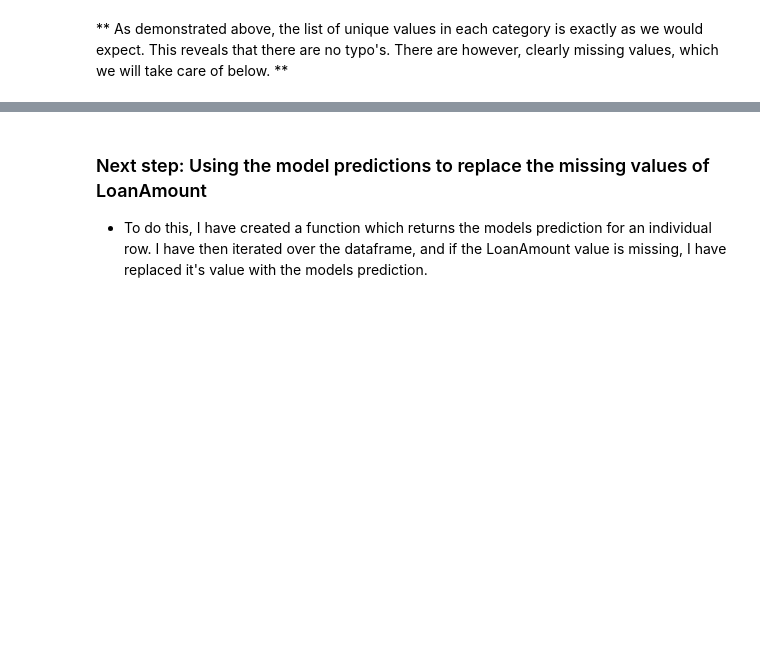
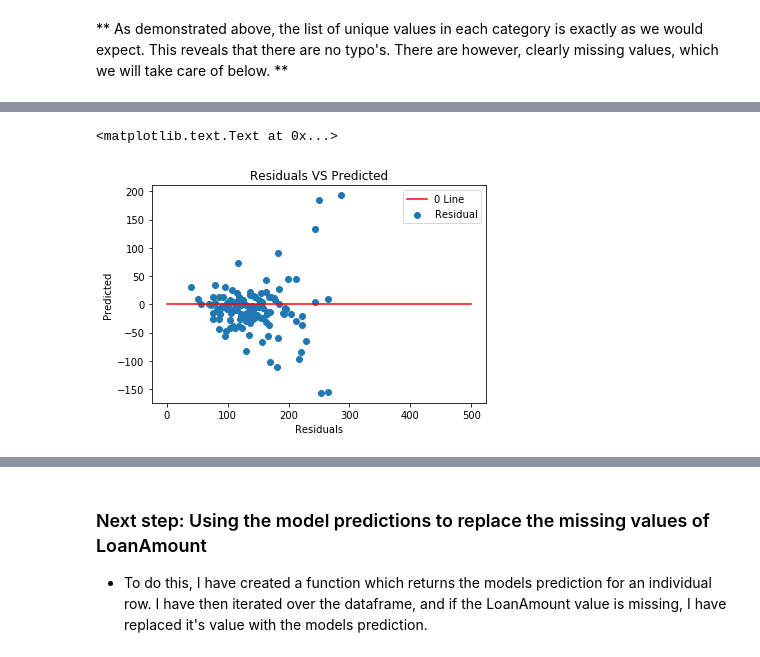
Before and after one commit to AdilZia/Loan-Prediction, a Jupyter notebook: LoanPrediction.ipynb, the cells around one changed output, grey strips where cells are left out. Drawn from its saved outputs; the diff is of its cells as text; code cells hidden in the pictures; blank space fills up the shorter version.

```diff
--- a/LoanPrediction.ipynb
+++ b/LoanPrediction.ipynb
@@ -544,0 +527,10 @@ Normally distributed errors are indicative of a valid implementation of linear r
+# %%
+plt.scatter(test_predictions,(y_test-test_predictions),label = 'Residual')
+plt.plot(np.linspace(0,500,100),[0]*100,'r', label = '0 Line')
+plt.legend()
+plt.title('Residuals VS Predicted')
+plt.xlabel('Residuals')
+plt.ylabel('Predicted')
+# %% [output]
+<matplotlib.text.Text at 0x...>
+[figure, added]
```
Also changed, not shown: parts of 42 cells of this notebook.
